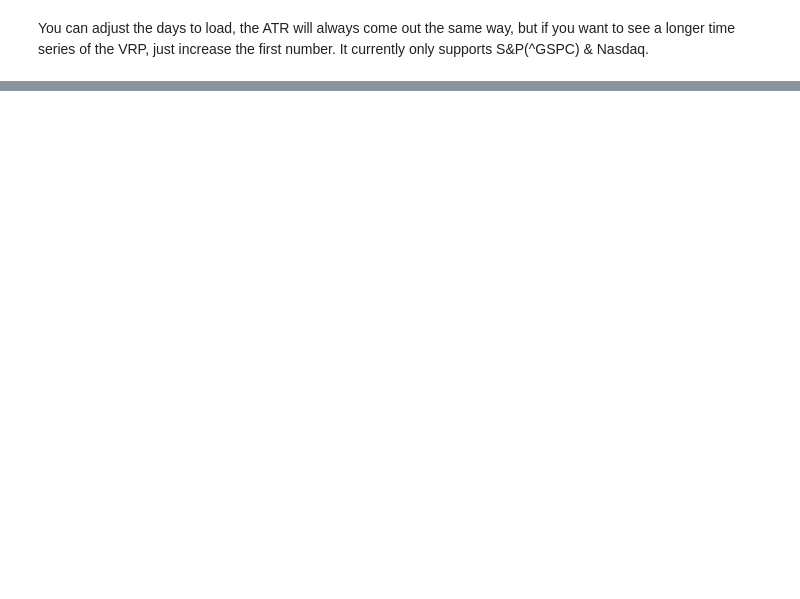
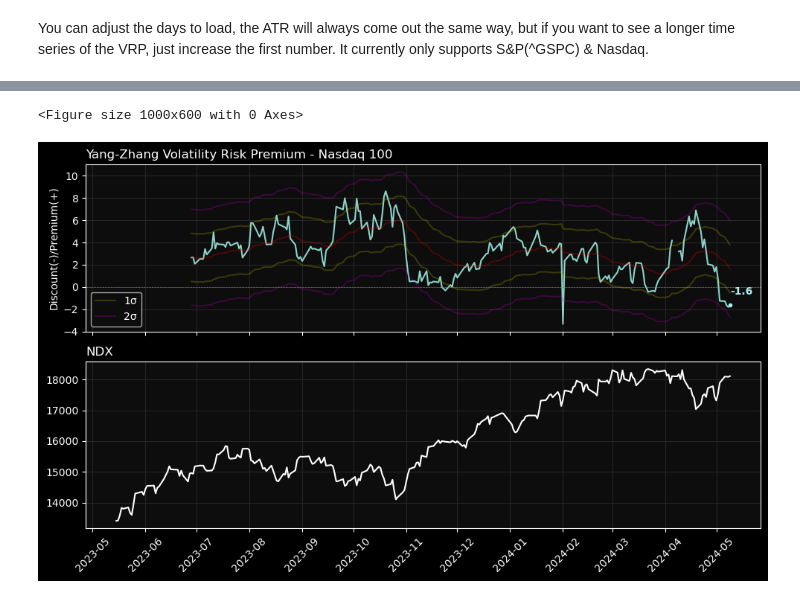
Before and after one commit to prestonf99/Volatility-ATR-Models, a Jupyter notebook: RunMS.ipynb, the cells around one changed output, grey strips where cells are left out. Cells and saved outputs as stored; diff of their text form; code cells hidden in the pictures; blank space fills up the shorter version.

```diff
--- a/RunMS.ipynb
+++ b/RunMS.ipynb
@@ -37,0 +65,5 @@ nq.vol_spread()
+# %%
+nq.yz()
+# %% [output]
+<Figure size 1000x600 with 0 Axes>
+[figure, added]
```
Also changed, not shown: parts of 17 cells of this notebook, 2 other files.
